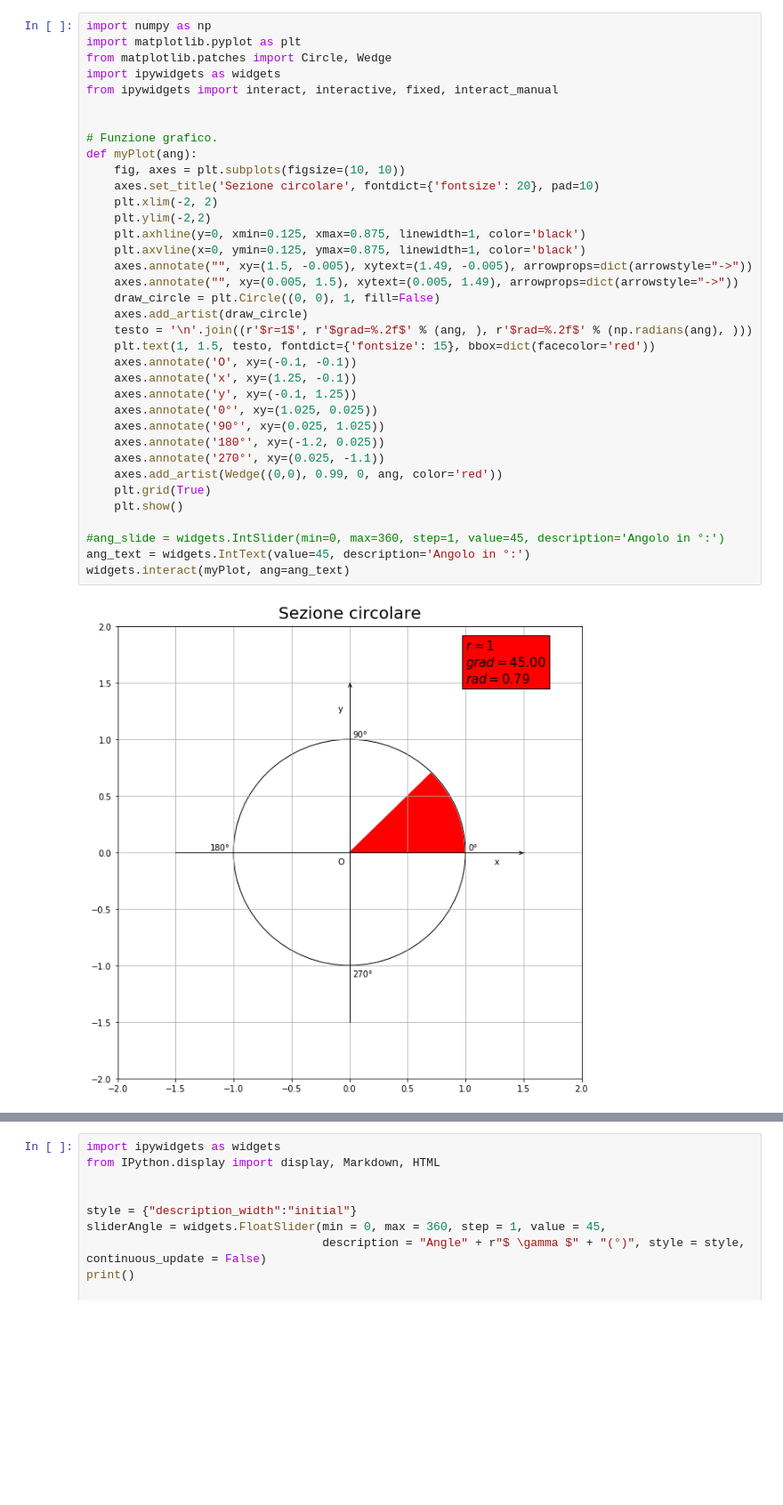
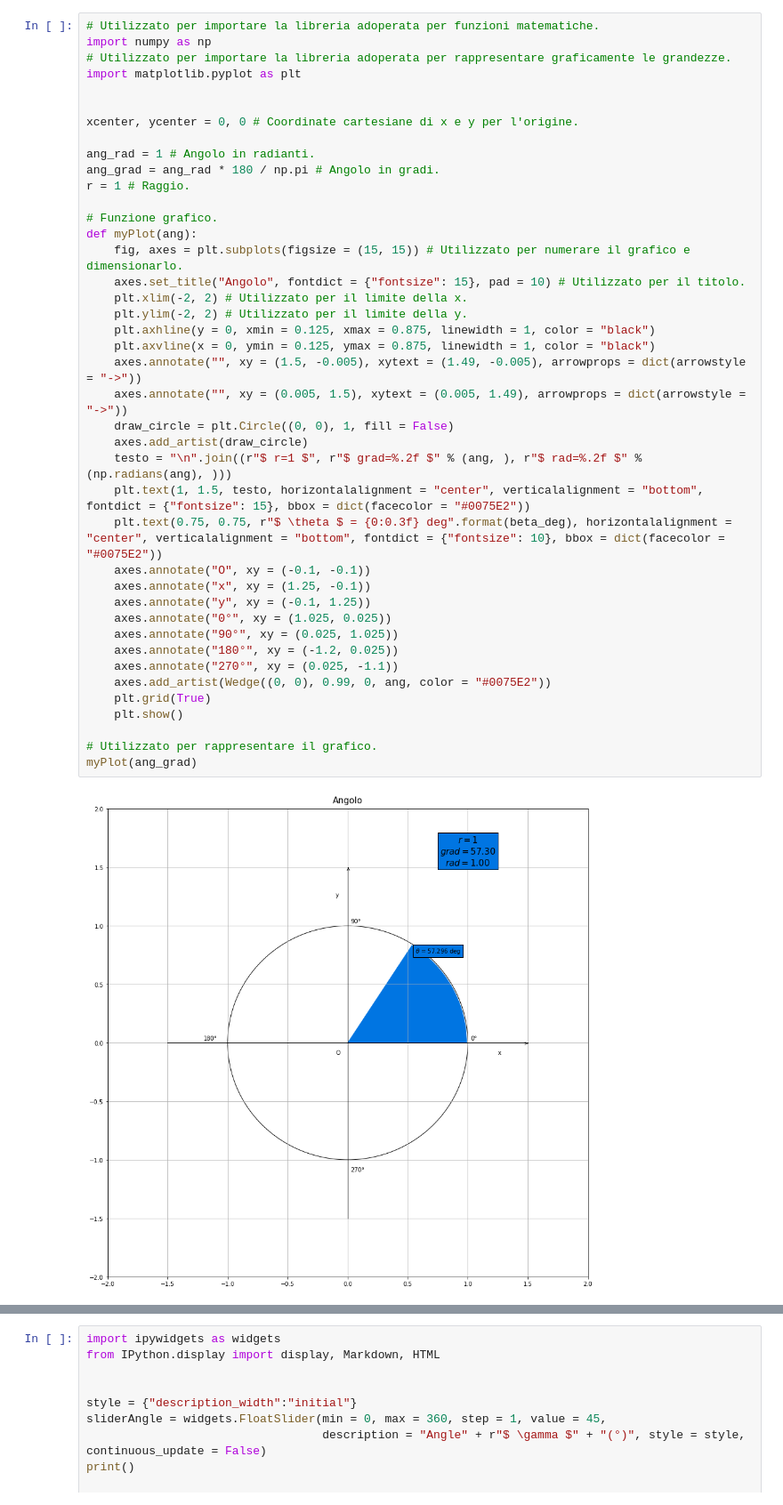
Before and after one commit to Darkaquon/Physics-with-Open-Source-Software, a Jupyter notebook: Notebook/Angoli.ipynb, the cells around one changed output, grey strips where cells are left out. Shown: that part at 89% size. Drawn from its saved outputs; the diff is of its cells as text; blank space fills up the shorter version.

```diff
--- a/Notebook/Angoli.ipynb
+++ b/Notebook/Angoli.ipynb
@@ -89,40 +87,45 @@ Misura dell'angolo in radianti e corrispondente valore in gradi, approssimato al
 | :---------- | :------------ |
 | 1       | 57.296    |
 # %%
+# Utilizzato per importare la libreria adoperata per funzioni matematiche.
 import numpy as np
+# Utilizzato per importare la libreria adoperata per rappresentare graficamente le grandezze.
 import matplotlib.pyplot as plt
-from matplotlib.patches import Circle, Wedge
-import ipywidgets as widgets
-from ipywidgets import interact, interactive, fixed, interact_manual
 
+
+xcenter, ycenter = 0, 0 # Coordinate cartesiane di x e y per l'origine.
+
+ang_rad = 1 # Angolo in radianti.
+ang_grad = ang_rad * 180 / np.pi # Angolo in gradi.
+r = 1 # Raggio.
 
 # Funzione grafico.
 def myPlot(ang):
-    fig, axes = plt.subplots(figsize=(10, 10))
-    axes.set_title('Sezione circolare', fontdict={'fontsize': 20}, pad=10)
-    plt.xlim(-2, 2)
-    plt.ylim(-2,2)
-    plt.axhline(y=0, xmin=0.125, xmax=0.875, linewidth=1, color='black')
-    plt.axvline(x=0, ymin=0.125, ymax=0.875, linewidth=1, color='black')
-    axes.annotate("", xy=(1.5, -0.005), xytext=(1.49, -0.005), arrowprops=dict(arrowstyle="->"))
-    axes.annotate("", xy=(0.005, 1.5), xytext=(0.005, 1.49), arrowprops=dict(arrowstyle="->"))
-    draw_circle = plt.Circle((0, 0), 1, fill=False)
+    fig, axes = plt.subplots(figsize = (15, 15)) # Utilizzato per numerare il grafico e dimensionarlo.
+    axes.set_title("Angolo", fontdict = {"fontsize": 15}, pad = 10) # Utilizzato per il titolo.
+    plt.xlim(-2, 2) # Utilizzato per il limite della x.
+    plt.ylim(-2, 2) # Utilizzato per il limite della y.
+    plt.axhline(y = 0, xmin = 0.125, xmax = 0.875, linewidth = 1, color = "black")
+    plt.axvline(x = 0, ymin = 0.125, ymax = 0.875, linewidth = 1, color = "black")
+    axes.annotate("", xy = (1.5, -0.005), xytext = (1.49, -0.005), arrowprops = dict(arrowstyle = "->"))
+    axes.annotate("", xy = (0.005, 1.5), xytext = (0.005, 1.49), arrowprops = dict(arrowstyle = "->"))
+    draw_circle = plt.Circle((0, 0), 1, fill = False)
     axes.add_artist(draw_circle)
-    testo = '\n'.join((r'$r=1$', r'$grad=%.2f$' % (ang, ), r'$rad=%.2f$' % (np.radians(ang), )))
-    plt.text(1, 1.5, testo, fontdict={'fontsize': 15}, bbox=dict(facecolor='red'))
-    axes.annotate('O', xy=(-0.1, -0.1))
-    axes.annotate('x', xy=(1.25, -0.1))
-    axes.annotate('y', xy=(-0.1, 1.25))
-    axes.annotate('0°', xy=(1.025, 0.025))
-    axes.annotate('90°', xy=(0.025, 1.025))
-    axes.annotate('180°', xy=(-1.2, 0.025))
-    axes.annotate('270°', xy=(0.025, -1.1))
-    axes.add_artist(Wedge((0,0), 0.99, 0, ang, color='red'))
+    testo = "\n".join((r"$ r=1 $", r"$ grad=%.2f $" % (ang, ), r"$ rad=%.2f $" % (np.radians(ang), )))
+    plt.text(1, 1.5, testo, horizontalalignment = "center", verticalalignment = "bottom", fontdict = {"fontsize": 15}, bbox = dict(facecolor = "#0075E2"))
+    plt.text(0.75, 0.75, r"$ \theta $ = {0:0.3f} deg".format(beta_deg), horizontalalignment = "center", verticalalignment = "bottom", fontdict = {"fontsize": 10}, bbox = dict(facecolor = "#0075E2"))
+    axes.annotate("O", xy = (-0.1, -0.1))
+    axes.annotate("x", xy = (1.25, -0.1))
+    axes.annotate("y", xy = (-0.1, 1.25))
+    axes.annotate("0°", xy = (1.025, 0.025))
+    axes.annotate("90°", xy = (0.025, 1.025))
+    axes.annotate("180°", xy = (-1.2, 0.025))
+    axes.annotate("270°", xy = (0.025, -1.1))
+    axes.add_artist(Wedge((0, 0), 0.99, 0, ang, color = "#0075E2"))
     plt.grid(True)
     plt.show()
 
-#ang_slide = widgets.IntSlider(min=0, max=360, step=1, value=45, description='Angolo in °:')
-ang_text = widgets.IntText(value=45, description='Angolo in °:')
-widgets.interact(myPlot, ang=ang_text)
+# Utilizzato per rappresentare il grafico.
+myPlot(ang_grad)
 # %% [output]
-[figure, old version]
+[figure, new version]
```
Also changed, not shown: parts of 8 cells of this notebook, 11 other files.
